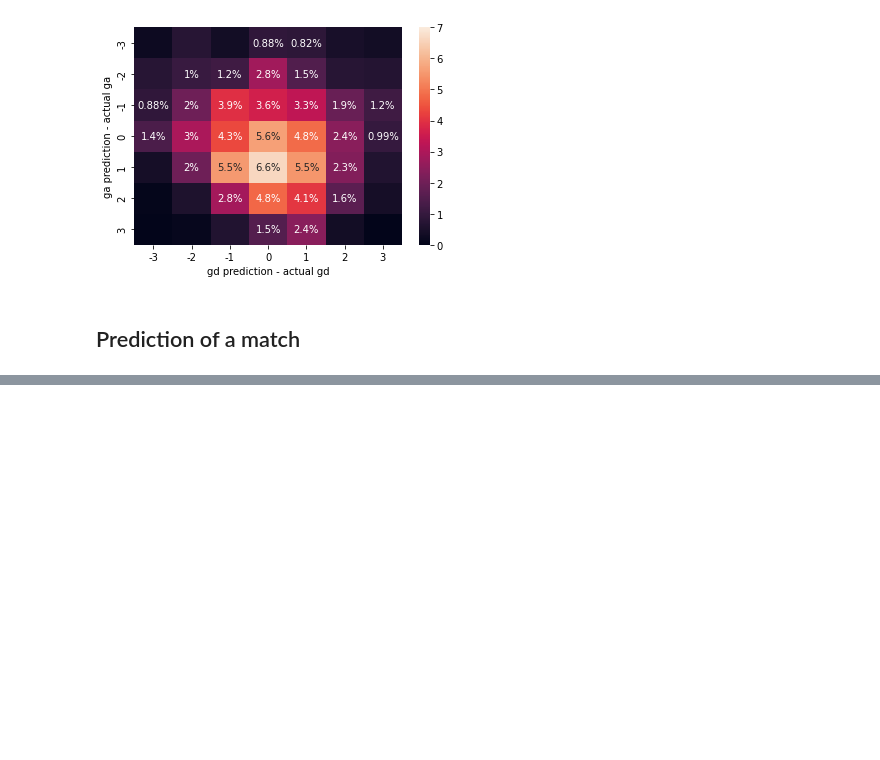
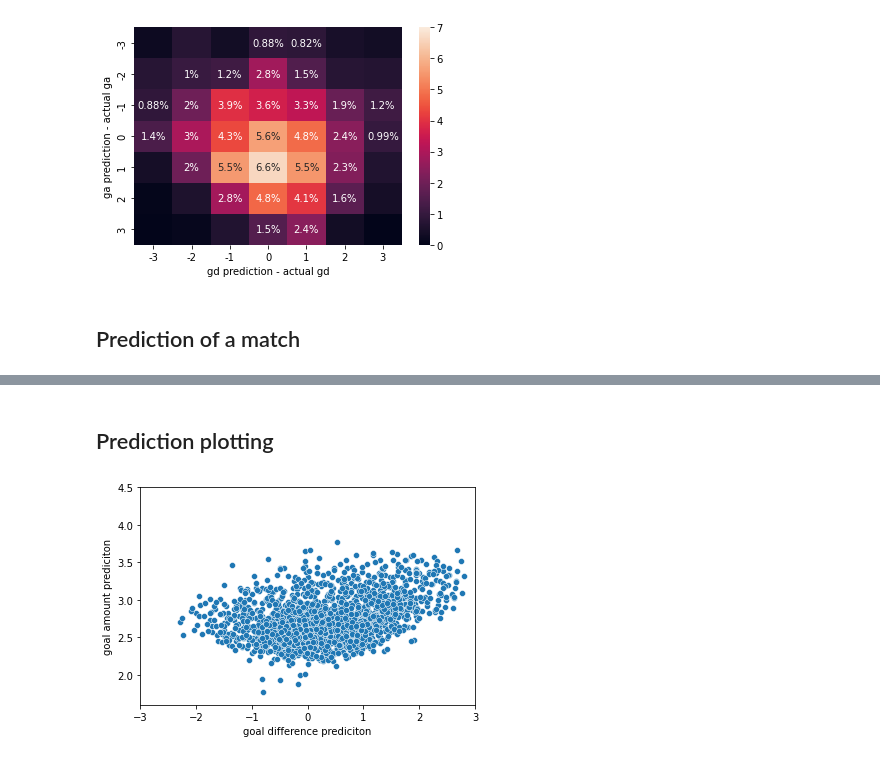
Before and after one commit to LUKEx76/football_prediction, a Jupyter notebook: ag_model/ag_regression.ipynb, the cells around one changed output, grey strips where cells are left out. Drawn from its saved outputs; the diff is of its cells as text; code cells hidden in the pictures; blank space fills up the shorter version.

Commit message:
Added prediction plotting

```diff
--- a/ag_model/ag_regression.ipynb
+++ b/ag_model/ag_regression.ipynb
@@ -513,3 +526,22 @@ Actual result: 1:3
 
 Absolute error goal amount: |2.95 - 4| = 1.05
 Absolute error goal difference: |(-0.96) - (-2)| = 1.04
+# %% [markdown]
+## Prediction plotting
+# %%
+ga_preds_unpacked, gd_preds_unpacked = [], []
+
+for ga, gd in zip(ga_preds, gd_preds):
+    ga_preds_unpacked.append(ga[0])
+    gd_preds_unpacked.append(gd[0])
+
+# vs Heuer
+sns.scatterplot(gd_preds_unpacked, ga_preds_unpacked)
+plt.ylabel("goal amount prediciton")
+plt.xlabel("goal difference prediciton")
+plt.ylim(1.6, 4.5)
+plt.xlim(-3, 3)
+
+plt.show()
+# %% [output]
+[figure, added]
```
Also changed, not shown: parts of 3 cells of this notebook, 3 other files.
